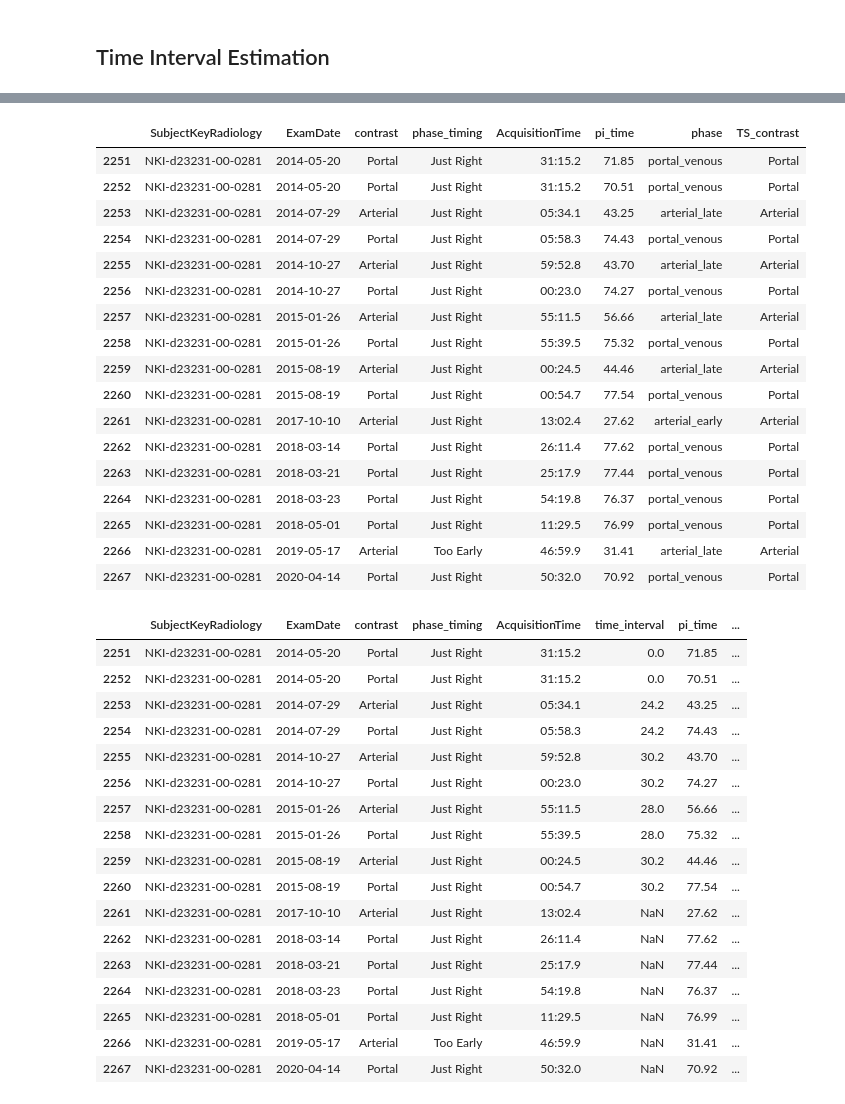
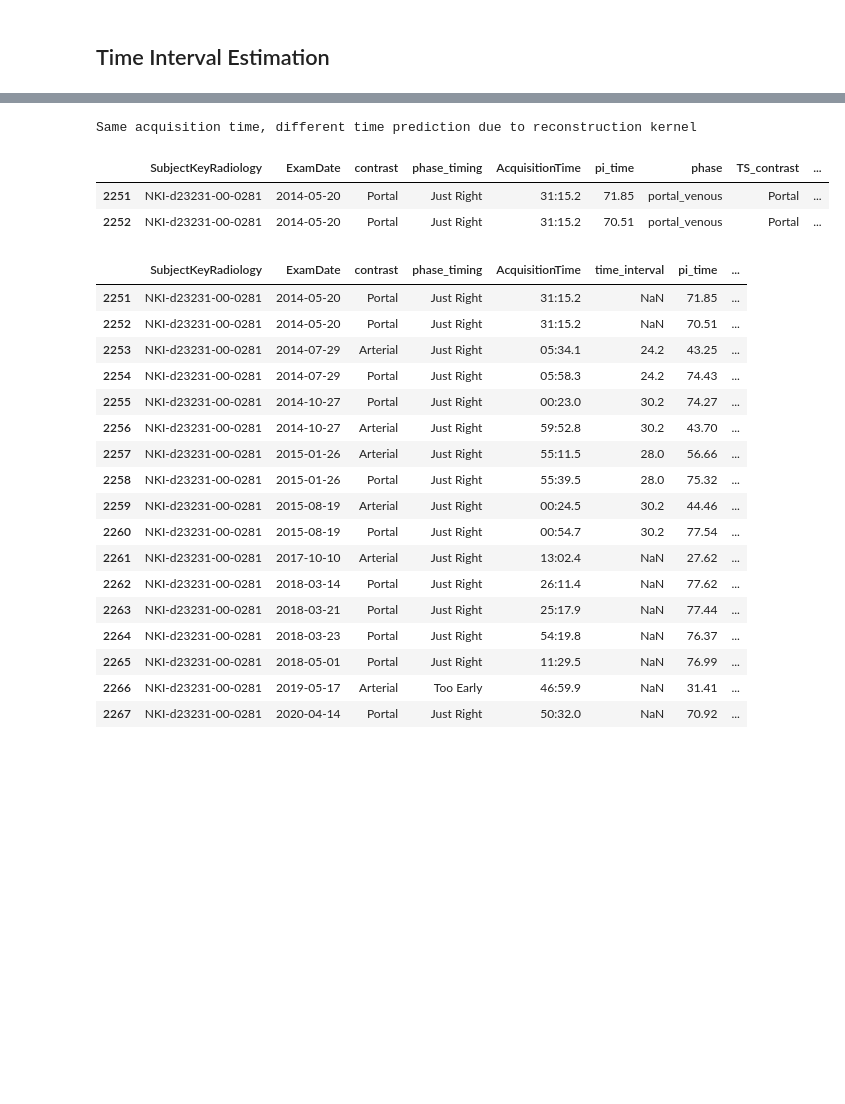
Before and after one commit to ljestaciocerquin/contrast_phase, a Jupyter notebook: total_seg.ipynb, the cells around one changed output, grey strips where cells are left out. Saved outputs shown, nothing was run; the diff lists cells and outputs as text; code cells hidden in the pictures; blank space fills up the shorter version.

Commit message:
Changes on time interval analysis

```diff
--- a/total_seg.ipynb
+++ b/total_seg.ipynb
@@ -424,9 +392,9 @@ Name: count, dtype: int64
 # %%
-contrast_data = merged_data[merged_data["contrast"] !='Non-contrast']
+contrast_data = merged_data[merged_data["contrast"] !='Non-contrast'] # ignore the NC images as they are only 42
+cols = ['SubjectKeyRadiology', 'ExamDate','file', 'is_liver_imaged',
+        'contrast', 'phase_timing', 'TS_contrast', 'phase', 'AcquisitionTime','pi_time',
+        'pi_time_min', 'pi_time_max', 'stddev']
 
-contrast_data=contrast_data.sort_values(by=['SubjectKeyRadiology', 'ExamDate','contrast'], ascending=[True, True, True]).reset_index()
-contrast_data[['SubjectKeyRadiology', 'ExamDate','file', 'is_liver_imaged',
-            'contrast', 'phase_timing', 'AcquisitionTime','pi_time',
-            'phase', 'probability', 'pi_time_min', 'pi_time_max', 'stddev',
-            'TS_contrast']]
+contrast_data=contrast_data.sort_values(by=['SubjectKeyRadiology', 'ExamDate','AcquisitionTime'], ascending=[True, True, True]).reset_index()
+contrast_data[cols]
 # %% [output]
@@ -446,27 +414,16 @@ contrast_data[['SubjectKeyRadiology', 'ExamDate','file', 'is_liver_imaged',
 # %%
 subset = ['SubjectKeyRadiology', 'ExamDate',
             'contrast', 'phase_timing', 'AcquisitionTime','pi_time',
-            'phase','TS_contrast']
-contrast_data[subset][contrast_data.SubjectKeyRadiology == 'NKI-d23231-00-0281']
+            'phase','TS_contrast', 'ProtocolName',
+            'is_liver_imaged', 'high_signal_to_noise','metal_artifacts']
+
+print('Same acquisition time, different time prediction due to reconstruction kernel')
+contrast_data[subset][contrast_data.SubjectKeyRadiology == 'NKI-d23231-00-0281'].head(2)
 # %% [output]
+Same acquisition time, different time prediction due to reconstruction kernel
-|  | SubjectKeyRadiology | ExamDate | contrast | phase_timing | AcquisitionTime | pi_time | phase | TS_contrast |
-| 2251 | NKI-d23231-00-0281 | 2014-05-20 | Portal | Just Right | 31:15.2 | 71.85 | portal_venous | Portal |
-| 2252 | NKI-d23231-00-0281 | 2014-05-20 | Portal | Just Right | 31:15.2 | 70.51 | portal_venous | Portal |
-| 2253 | NKI-d23231-00-0281 | 2014-07-29 | Arterial | Just Right | 05:34.1 | 43.25 | arterial_late | Arterial |
-| 2254 | NKI-d23231-00-0281 | 2014-07-29 | Portal | Just Right | 05:58.3 | 74.43 | portal_venous | Portal |
-| 2255 | NKI-d23231-00-0281 | 2014-10-27 | Arterial | Just Right | 59:52.8 | 43.70 | arterial_late | Arterial |
-| 2256 | NKI-d23231-00-0281 | 2014-10-27 | Portal | Just Right | 00:23.0 | 74.27 | portal_venous | Portal |
-| 2257 | NKI-d23231-00-0281 | 2015-01-26 | Arterial | Just Right | 55:11.5 | 56.66 | arterial_late | Arterial |
-| 2258 | NKI-d23231-00-0281 | 2015-01-26 | Portal | Just Right | 55:39.5 | 75.32 | portal_venous | Portal |
-| 2259 | NKI-d23231-00-0281 | 2015-08-19 | Arterial | Just Right | 00:24.5 | 44.46 | arterial_late | Arterial |
-| 2260 | NKI-d23231-00-0281 | 2015-08-19 | Portal | Just Right | 00:54.7 | 77.54 | portal_venous | Portal |
-| 2261 | NKI-d23231-00-0281 | 2017-10-10 | Arterial | Just Right | 13:02.4 | 27.62 | arterial_early | Arterial |
-| 2262 | NKI-d23231-00-0281 | 2018-03-14 | Portal | Just Right | 26:11.4 | 77.62 | portal_venous | Portal |
-| 2263 | NKI-d23231-00-0281 | 2018-03-21 | Portal | Just Right | 25:17.9 | 77.44 | portal_venous | Portal |
-| 2264 | NKI-d23231-00-0281 | 2018-03-23 | Portal | Just Right | 54:19.8 | 76.37 | portal_venous | Portal |
-| 2265 | NKI-d23231-00-0281 | 2018-05-01 | Portal | Just Right | 11:29.5 | 76.99 | portal_venous | Portal |
-| 2266 | NKI-d23231-00-0281 | 2019-05-17 | Arterial | Too Early | 46:59.9 | 31.41 | arterial_late | Arterial |
-| 2267 | NKI-d23231-00-0281 | 2020-04-14 | Portal | Just Right | 50:32.0 | 70.92 | portal_venous | Portal |
+|  | SubjectKeyRadiology | ExamDate | contrast | phase_timing | AcquisitionTime | pi_time | phase | TS_contrast | ... |
+| 2251 | NKI-d23231-00-0281 | 2014-05-20 | Portal | Just Right | 31:15.2 | 71.85 | portal_venous | Portal | ... |
+| 2252 | NKI-d23231-00-0281 | 2014-05-20 | Portal | Just Right | 31:15.2 | 70.51 | portal_venous | Portal | ... |
 # %%
 def time_to_seconds(t):
     minutes, seconds = t.split(':')
@@ -518,17 +478,19 @@ contrast_data["TS_time_interval"] = (
 
 contrast_data['time_interval'] = contrast_data['time_interval'].apply(lambda x: 3600 - abs(x) if abs(x) > 3500 else x)
 
-contrast_data[['SubjectKeyRadiology', 'ExamDate',
-            'contrast', 'phase_timing', 'AcquisitionTime', "time_interval",'pi_time', 'TS_time_interval',
-            'phase','TS_contrast']][contrast_data.SubjectKeyRadiology == 'NKI-d23231-00-0281']
+cols = ['SubjectKeyRadiology', 'ExamDate','contrast', 'phase_timing',
+        'AcquisitionTime', 'time_interval','pi_time', 'TS_time_interval',
+        'phase', 'TS_contrast', 'ProtocolName', 'ConvolutionKernel']
+
+contrast_data[cols][contrast_data.SubjectKeyRadiology == 'NKI-d23231-00-0281']
 # %% [output]
 |  | SubjectKeyRadiology | ExamDate | contrast | phase_timing | AcquisitionTime | time_interval | pi_time | ... |
-| 2251 | NKI-d23231-00-0281 | 2014-05-20 | Portal | Just Right | 31:15.2 | 0.0 | 71.85 | ... |
-| 2252 | NKI-d23231-00-0281 | 2014-05-20 | Portal | Just Right | 31:15.2 | 0.0 | 70.51 | ... |
+| 2251 | NKI-d23231-00-0281 | 2014-05-20 | Portal | Just Right | 31:15.2 | NaN | 71.85 | ... |
+| 2252 | NKI-d23231-00-0281 | 2014-05-20 | Portal | Just Right | 31:15.2 | NaN | 70.51 | ... |
 | 2253 | NKI-d23231-00-0281 | 2014-07-29 | Arterial | Just Right | 05:34.1 | 24.2 | 43.25 | ... |
 | 2254 | NKI-d23231-00-0281 | 2014-07-29 | Portal | Just Right | 05:58.3 | 24.2 | 74.43 | ... |
-| 2255 | NKI-d23231-00-0281 | 2014-10-27 | Arterial | Just Right | 59:52.8 | 30.2 | 43.70 | ... |
-| 2256 | NKI-d23231-00-0281 | 2014-10-27 | Portal | Just Right | 00:23.0 | 30.2 | 74.27 | ... |
+| 2255 | NKI-d23231-00-0281 | 2014-10-27 | Portal | Just Right | 00:23.0 | 30.2 | 74.27 | ... |
+| 2256 | NKI-d23231-00-0281 | 2014-10-27 | Arterial | Just Right | 59:52.8 | 30.2 | 43.70 | ... |
 | 2257 | NKI-d23231-00-0281 | 2015-01-26 | Arterial | Just Right | 55:11.5 | 28.0 | 56.66 | ... |
 | 2258 | NKI-d23231-00-0281 | 2015-01-26 | Portal | Just Right | 55:39.5 | 28.0 | 75.32 | ... |
 | 2259 | NKI-d23231-00-0281 | 2015-08-19 | Arterial | Just Right | 00:24.5 | 30.2 | 44.46 | ... |
```
Also changed, not shown: parts of 26 cells of this notebook.
